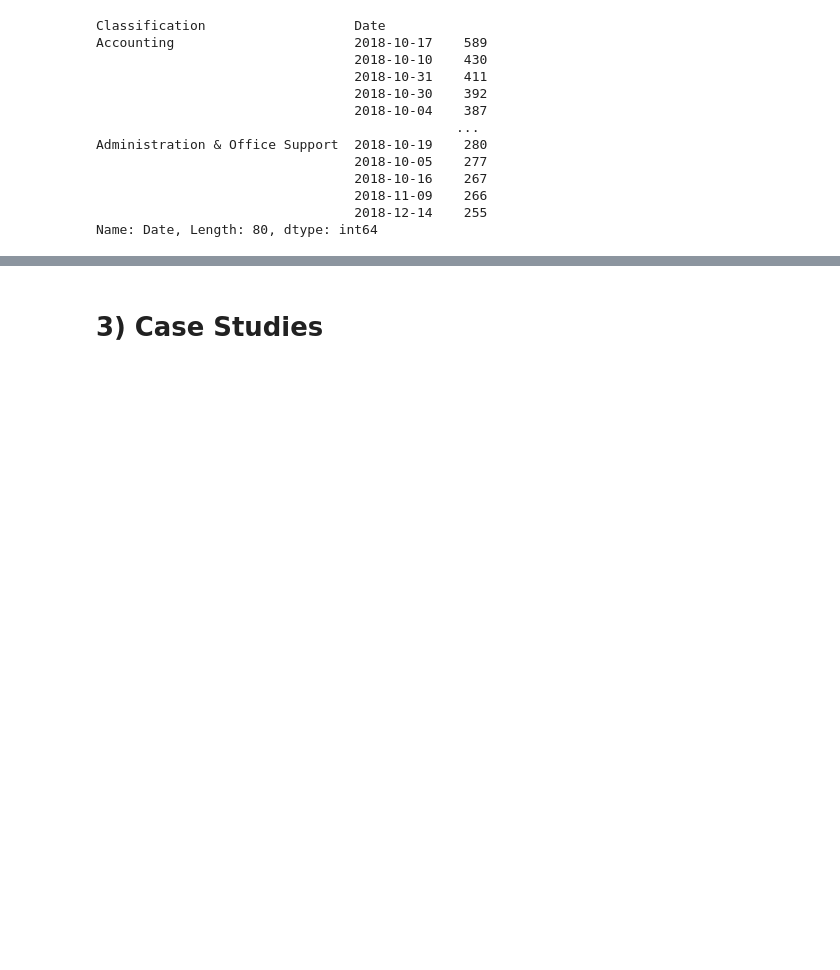
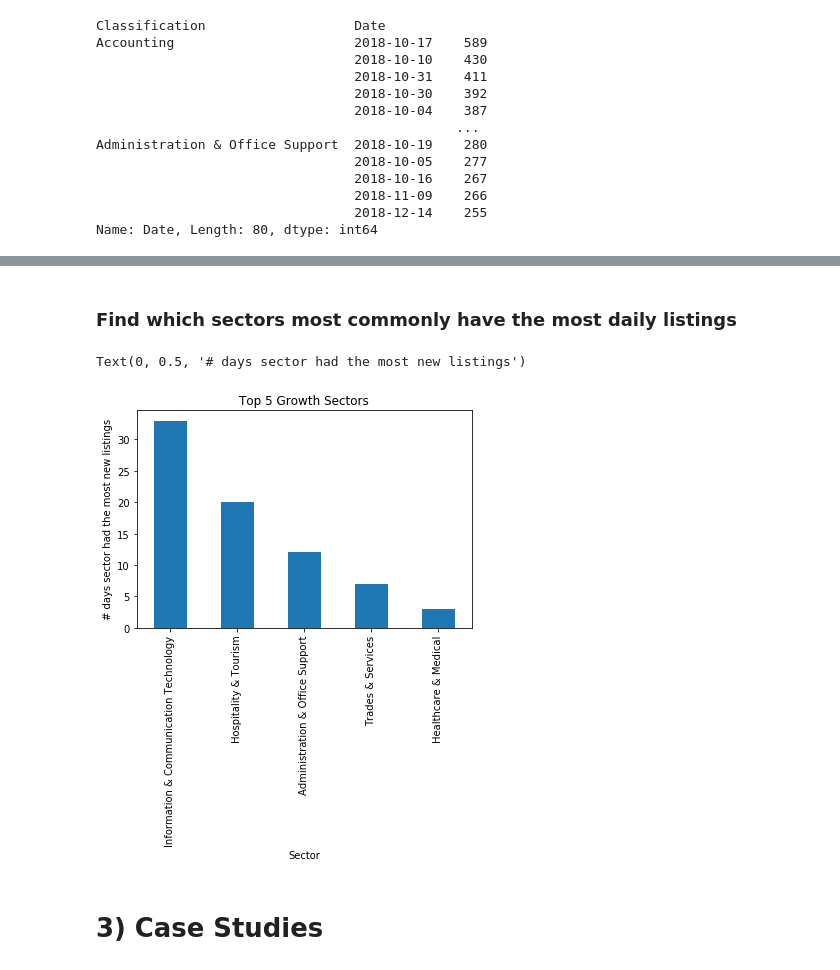
Before and after one commit to RyanWillie/Big-Data-Assignment, a Jupyter notebook: Notebook.ipynb, the cells around one changed output, grey strips where cells are left out. Saved outputs shown, nothing was run; the diff lists cells and outputs as text; code cells hidden in the pictures; blank space fills up the shorter version.

```diff
--- a/Notebook.ipynb
+++ b/Notebook.ipynb
@@ -406,0 +393,6 @@ result.head(5)
+# %%
+sector_trend = df[['Classification', 'Date', "Id"]].groupby(["Date", "Classification"]).size().reset_index()
+sector_trend.columns = ["Date", "Classification", "Count"]
+
+idx = sector_trend.groupby(['Date'])['Count'].transform(max) == sector_trend['Count']
+sector_trend = sector_trend[idx]
@@ -407,3 +417,12 @@ result.head(5)
+# %% [markdown]
+### Find which  sectors most commonly have the most daily listings
+# %%
+sector_trend.groupby("Classification")["Classification"].count().nlargest(5).plot(kind='bar', title="Top 5 Growth Sectors")
+plt.xlabel("Sector")
+plt.ylabel("# days sector had the most new listings")
+# %% [output]
+Text(0, 0.5, '# days sector had the most new listings')
+[figure, added]
 # %% [markdown]
 # 3) Case Studies
 # %% [markdown]
```
Also changed, not shown: parts of 11 cells of this notebook.
